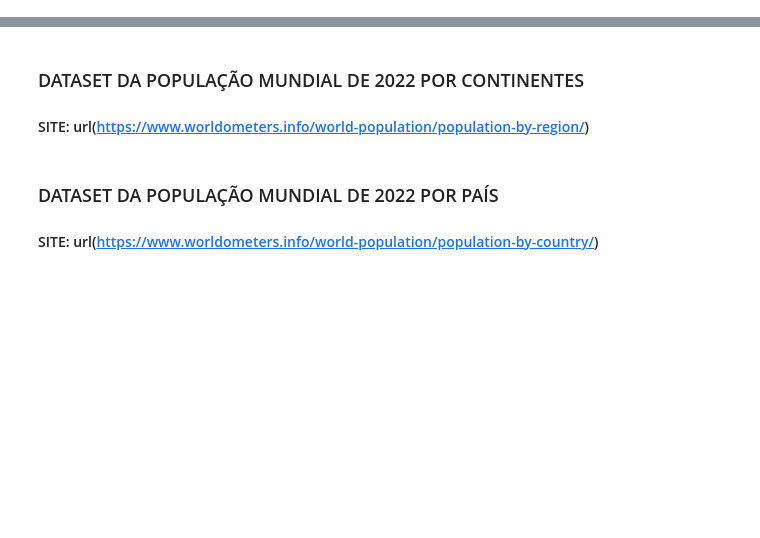
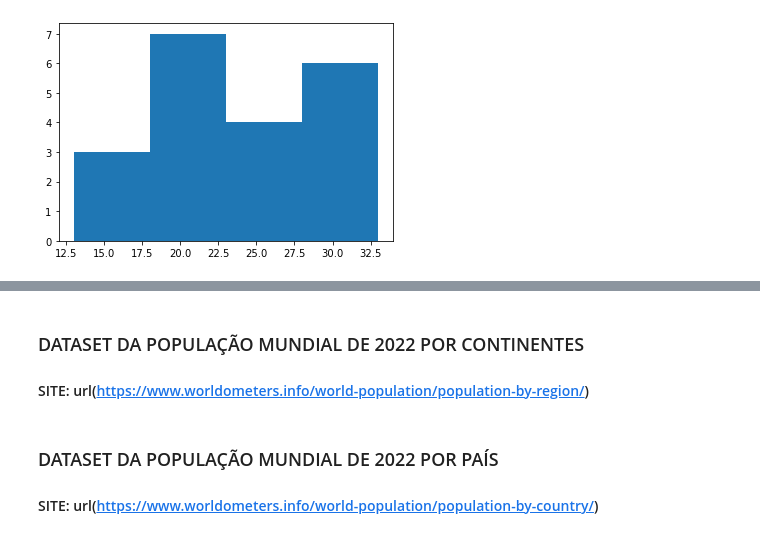
Before and after one commit to hyagodiasf/WEB-SCRAPING, a Jupyter notebook: beautifulsoup/datasets.ipynb, the cells around one changed output, grey strips where cells are left out. Cells and saved outputs as stored; diff of their text form; code cells hidden in the pictures; blank space fills up the shorter version.

```diff
--- a/beautifulsoup/datasets.ipynb
+++ b/beautifulsoup/datasets.ipynb
@@ -7,0 +350,5 @@ import pandas as pd
+# %%
+plt.hist(dataset['P'], bins=k)
+plt.show()
+# %% [output]
+[figure, added]
```
Also changed, not shown: parts of 55 cells of this notebook.
